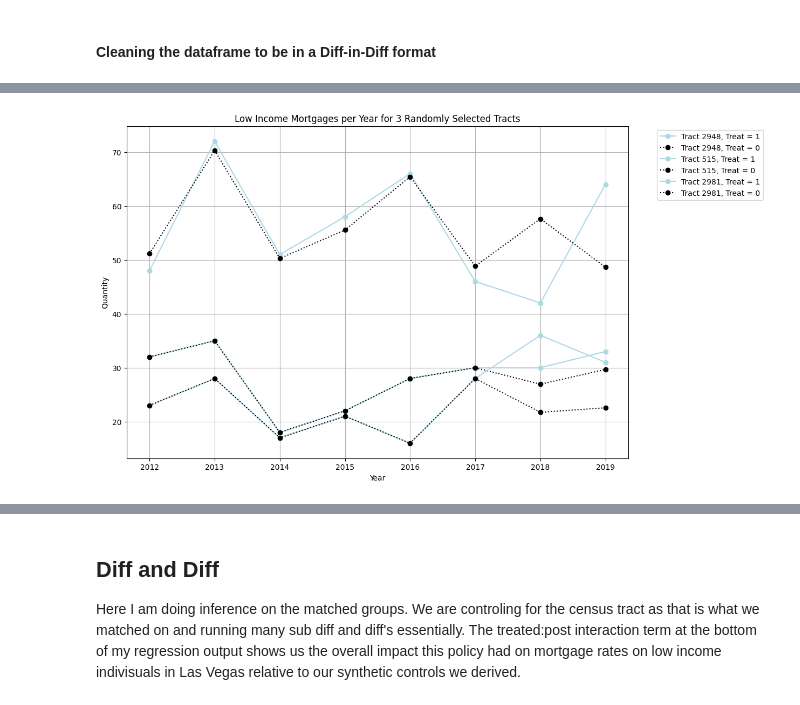
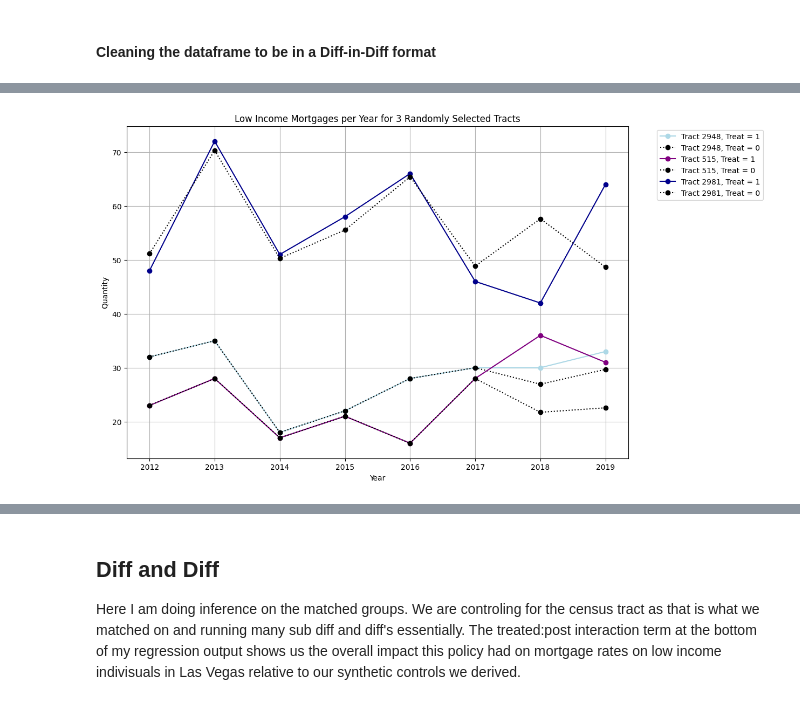
Before and after one commit to annabellasd/Policy-Impact-Homeownership-in-Nevada, a Jupyter notebook: project.ipynb, the cells around one changed output, grey strips where cells are left out. Drawn from its saved outputs; the diff is of its cells as text; code cells hidden in the pictures.

```diff
--- a/project.ipynb
+++ b/project.ipynb
@@ -208,7 +240,7 @@ colors = ['darkblue', 'black']  # Specify the colors for each line
 line = ['-',':']
 for i, treat in enumerate([1, 0]):
     subset = all_tracts_long_df[all_tracts_long_df['treated'] == treat]
-    plt.plot(subset['Year'].unique(), subset.groupby('Year')['Value'].mean(), marker='o', label=f'Treat = {treat}', linestyle =line[i],  color=colors[i])
+    plt.plot(subset['Year'].unique(), subset.groupby('Year')['Value'].sum(), marker='o', label=f'Treat = {treat}', linestyle =line[i],  color=colors[i])
 
 plt.xlabel('Year')
 plt.ylabel('Quantity')
@@ -221,67 +253,40 @@ plt.show()
 # %%
 import random
 random.seed(47)
+# Generate random tracts
+random_tracts_1 = random.sample(tracts, 3)
 
-# Generate random tracts
-random_tracts = random.sample(tracts, 3)
-
+random.seed(42)
+random_tracts_2 = random.sample(tracts, 3)
+random_tracts = [random_tracts_1, random_tracts_2]
 # Initialize plot
-plt.figure(figsize=(12, 8))
+colors = ['lightblue', 'purple', 'darkblue']
 
 # Plot for each tract
-for tract in random_tracts:
-    # Filter data for each tract and treatment type
-    tract_data_treat_1 = all_tracts_long_df[(all_tracts_long_df['Tract'] == tract) & (all_tracts_long_df['treated'] == 1)]
-    tract_data_treat_0 = all_tracts_long_df[(all_tracts_long_df['Tract'] == tract) & (all_tracts_long_df['treated'] == 0)]
+for n in [0,1]:
+    plt.figure(figsize=(12, 8))
 
-    # Sort by year to make line plot correct
-    tract_data_treat_1 = tract_data_treat_1.sort_values('Year')
-    tract_data_treat_0 = tract_data_treat_0.sort_values('Year')
+    for i, tract in enumerate(random_tracts[n]):
+        # Filter data for each tract and treatment type
+        tract_data_treat_1 = all_tracts_long_df[(all_tracts_long_df['Tract'] == tract) & (all_tracts_long_df['treated'] == 1)]
+        tract_data_treat_0 = all_tracts_long_df[(all_tracts_long_df['Tract'] == tract) & (all_tracts_long_df['treated'] == 0)]
 
-    # Plot lines for treat = 1 in light blue
-    plt.plot(tract_data_treat_1['Year'], tract_data_treat_1['Value'], color='lightblue',  marker='o', label=f'Tract {tract}, Treat = 1')
+        # Sort by year to make line plot correct
+        tract_data_treat_1 = tract_data_treat_1.sort_values('Year')
+        tract_data_treat_0 = tract_data_treat_0.sort_values('Year')
 
-    # Plot lines for treat = 0 in dotted black
-    plt.plot(tract_data_treat_0['Year'], tract_data_treat_0['Value'], color='black', linestyle=':', marker='o', label=f'Tract {tract}, Treat = 0')
+        # Plot lines for treat = 1 in light blue
+        plt.plot(tract_data_treat_1['Year'], tract_data_treat_1['Value'], color=colors[i],  marker='o', label=f'Tract {tract}, Treat = 1')
 
-# Set plot features
-plt.xlabel('Year')
-plt.ylabel('Quantity')
-plt.title('Low Income Mortgages per Year for 3 Randomly Selected Tracts')
-plt.legend(bbox_to_anchor=(1.05, 1), loc='upper left')
-plt.grid(True)
-plt.show()
-import random
-random.seed(42)
+        # Plot lines for treat = 0 in dotted black
+        plt.plot(tract_data_treat_0['Year'], tract_data_treat_0['Value'], color='black', linestyle=':', marker='o', label=f'Tract {tract}, Treat = 0')
 
-# Generate random tracts
-random_tracts = random.sample(tracts, 3)
-
-# Initialize plot
-plt.figure(figsize=(12, 8))
-
-# Plot for each tract
-for tract in random_tracts:
-    # Filter data for each tract and treatment type
-    tract_data_treat_1 = all_tracts_long_df[(all_tracts_long_df['Tract'] == tract) & (all_tracts_long_df['treated'] == 1)]
-    tract_data_treat_0 = all_tracts_long_df[(all_tracts_long_df['Tract'] == tract) & (all_tracts_long_df['treated'] == 0)]
-
-    # Sort by year to make line plot correct
-    tract_data_treat_1 = tract_data_treat_1.sort_values('Year')
-    tract_data_treat_0 = tract_data_treat_0.sort_values('Year')
-
-    # Plot lines for treat = 1 in light blue
-    plt.plot(tract_data_treat_1['Year'], tract_data_treat_1['Value'], color='lightblue',  marker='o', label=f'Tract {tract}, Treat = 1')
-
-    # Plot lines for treat = 0 in dotted black
-    plt.plot(tract_data_treat_0['Year'], tract_data_treat_0['Value'], color='black', linestyle=':', marker='o', label=f'Tract {tract}, Treat = 0')
-
-# Set plot features
-plt.xlabel('Year')
-plt.ylabel('Quantity')
-plt.title('Low Income Mortgages per Year for 3 Randomly Selected Tracts')
-plt.legend(bbox_to_anchor=(1.05, 1), loc='upper left')
-plt.grid(True)
-plt.show()
+    # Set plot features
+    plt.xlabel('Year')
+    plt.ylabel('Quantity')
+    plt.title('Low Income Mortgages per Year for 3 Randomly Selected Tracts')
+    plt.legend(bbox_to_anchor=(1.05, 1), loc='upper left')
+    plt.grid(True)
+    plt.show()
 # %% [output]
-[figure, old version]
+[figure, new version]
```
Also changed, not shown: parts of 12 cells of this notebook, 1 other file.
